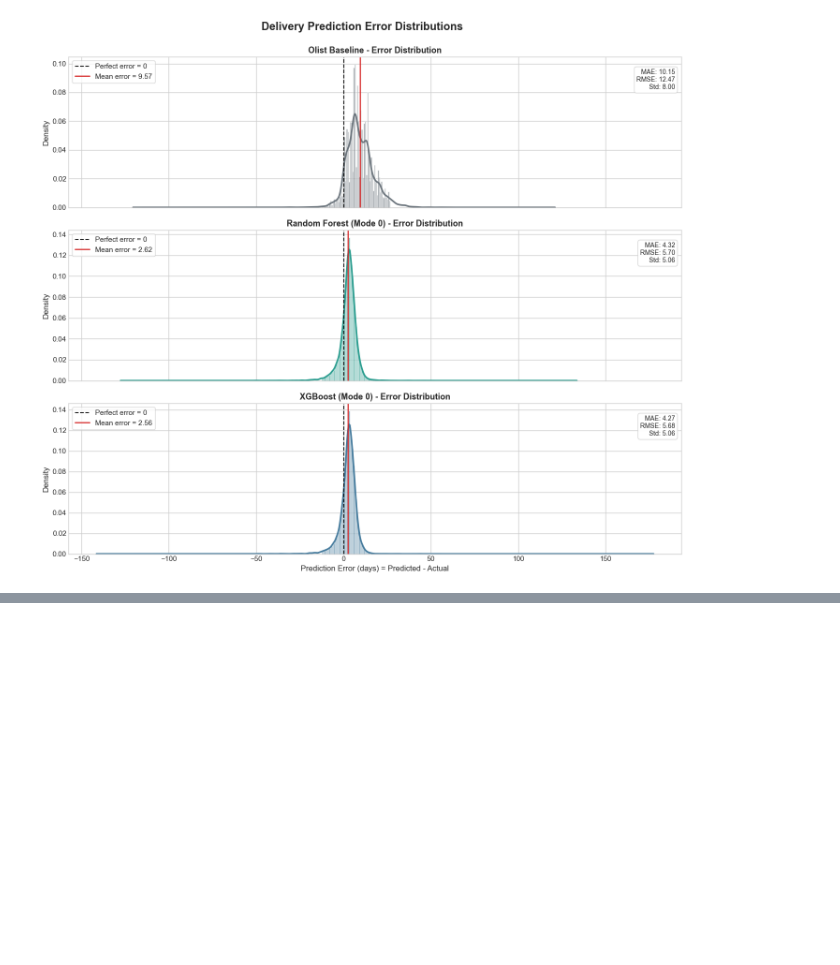
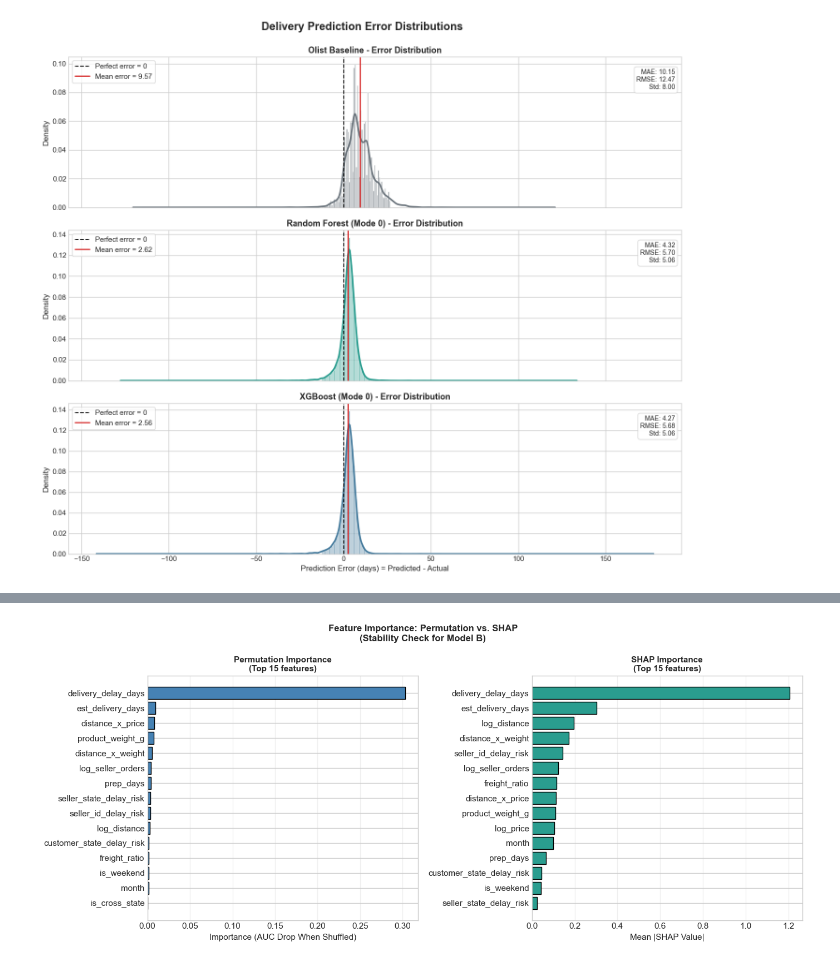
Before and after one commit to Devyansh99/AMLB, a Jupyter notebook: brazil_ecommerce/notebooks/something/final_project.ipynb, the cells around one changed output, grey strips where cells are left out. Drawn from its saved outputs; the diff is of its cells as text; code cells hidden in the pictures; blank space fills up the shorter version.

```diff
--- a/brazil_ecommerce/notebooks/something/final_project.ipynb
+++ b/brazil_ecommerce/notebooks/something/final_project.ipynb
@@ -862,0 +1239,88 @@ plt.show()
+# %%
+# E. Permutation Importance vs. SHAP — Stability Check
+from sklearn.inspection import permutation_importance
+
+# Compute permutation importance
+print("Computing permutation importance (may take ~30s)...")
+perm_imp = permutation_importance(
+    model_b, X_te_b, y_te_b,
+    n_repeats=10, random_state=42,
+    scoring='roc_auc', n_jobs=-1
+)
+
+perm_imp_df = pd.DataFrame({
+    'feature': X_te_b.columns,
+    'importance': perm_imp.importances_mean,
+    'std': perm_imp.importances_std
+}).sort_values('importance', ascending=False)
+
+# Compute SHAP importance (mean absolute SHAP value)
+print("Computing SHAP importance (sample-based)...")
+X_sample = X_te_b.sample(min(1000, len(X_te_b)), random_state=42)
+try:
+    explainer = shap.TreeExplainer(model_b)
+    sv = explainer.shap_values(X_sample)
+    shap_imp_df = pd.DataFrame({
+        'feature': X_te_b.columns,
+        'importance': np.abs(sv).mean(axis=0)
+    }).sort_values('importance', ascending=False)
+except Exception as e:
+    print(f"SHAP computation error: {e}")
+    shap_imp_df = pd.DataFrame()
+
+# Merge and rank
+if len(shap_imp_df) > 0:
+    perm_imp_df['perm_rank'] = range(1, len(perm_imp_df) + 1)
+    shap_imp_df['shap_rank'] = range(1, len(shap_imp_df) + 1)
+
+    comparison = perm_imp_df[['feature', 'perm_rank']].merge(
+        shap_imp_df[['feature', 'shap_rank']], on='feature', how='inner'
+    )
+    comparison = comparison.sort_values('perm_rank').head(15)
+    comparison['rank_diff'] = (comparison['perm_rank'] - comparison['shap_rank']).abs()
+
+    fig, (ax1, ax2) = plt.subplots(1, 2, figsize=(14, 6))
+
+    # Left: Permutation importance
+    top_perm = perm_imp_df.head(15)
+    ax1.barh(range(len(top_perm)), top_perm['importance'], color='steelblue', edgecolor='black')
+    ax1.set_yticks(range(len(top_perm)))
+    ax1.set_yticklabels(top_perm['feature'])
+    ax1.invert_yaxis()
+    ax1.set_xlabel('Importance (AUC Drop When Shuffled)', fontsize=11)
+    ax1.set_title('Permutation Importance\n(Top 15 features)', fontweight='bold', fontsize=11)
+    ax1.grid(axis='x', alpha=0.3)
+
+    # Right: SHAP importance
+    top_shap = shap_imp_df.head(15)
+    ax2.barh(range(len(top_shap)), top_shap['importance'], color='#2a9d8f', edgecolor='black')
+    ax2.set_yticks(range(len(top_shap)))
+    ax2.set_yticklabels(top_shap['feature'])
+    ax2.invert_yaxis()
+    ax2.set_xlabel('Mean |SHAP Value|', fontsize=11)
+    ax2.set_title('SHAP Importance\n(Top 15 features)', fontweight='bold', fontsize=11)
+    ax2.grid(axis='x', alpha=0.3)
+
+    plt.suptitle('Feature Importance: Permutation vs. SHAP\n(Stability Check for Model B)',
+                 fontsize=12, fontweight='bold')
+    plt.tight_layout()
+    plt.show()
+
+    print("\n" + "=" * 100)
+    print("RANK COMPARISON: Top 15 by Permutation Importance")
+    print("=" * 100)
+    print(comparison[['feature', 'perm_rank', 'shap_rank', 'rank_diff']].to_string(index=False))
+
+    avg_rank_diff = comparison['rank_diff'].mean()
+    print(f"\nAverage Rank Difference: {avg_rank_diff:.1f}")
+    print("(Lower = more consistent between methods | Higher = credit splitting due to correlation)")
+    print("\nINTERPRETATION:")
+    if avg_rank_diff < 3:
+        print("✓ Excellent agreement → Feature importance is robust and reliable")
+    elif avg_rank_diff < 6:
+        print("✓ Good agreement → Some correlated features but overall robust")
+    else:
+        print("⚠ Moderate disagreement → Check for feature collinearity (e.g., distance × state)")
+else:
+    print("Could not compute SHAP comparison.")
+# %% [output]
@@ -862,0 +1329 @@ plt.show()
+[figure, added]
```
Also changed, not shown: parts of 16 cells of this notebook.
